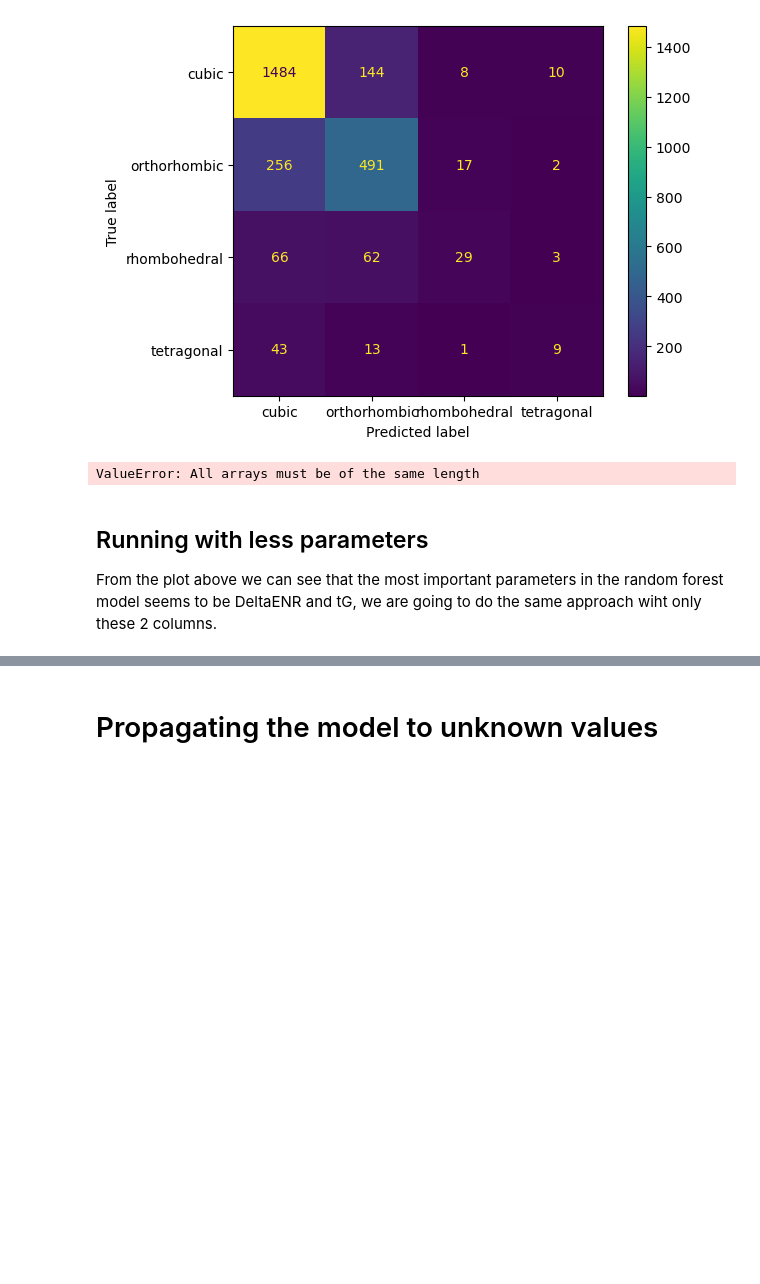
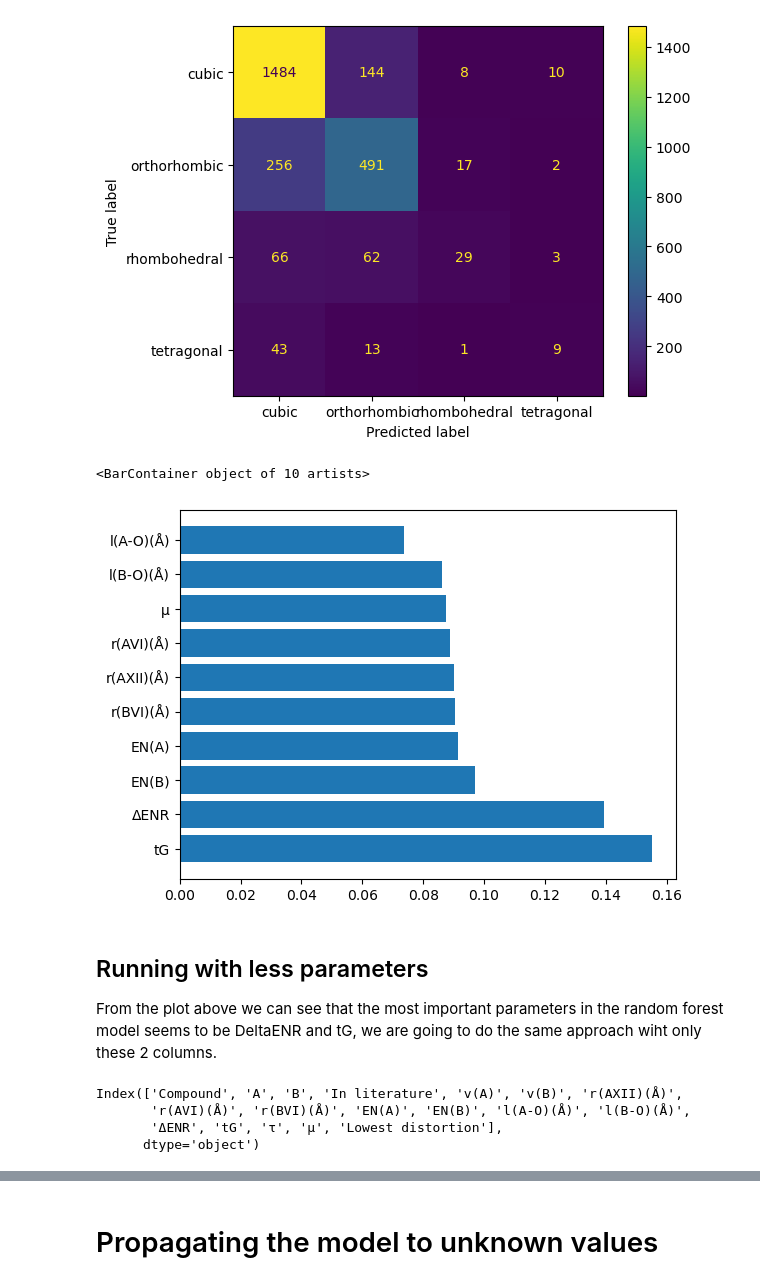
Before and after one commit to Dunckleosteus/Peroskite, a Jupyter notebook: test.ipynb, the cells around one changed output, grey strips where cells are left out. Saved outputs shown, nothing was run; the diff lists cells and outputs as text; code cells hidden in the pictures; blank space fills up the shorter version.

```diff
--- a/test.ipynb
+++ b/test.ipynb
@@ -6,5 +8,11 @@ import matplotlib.pyplot as plt
 # %%
-df = pd.read_csv("Crystal_structure.csv")
+path_to_file = "Crystal_structure.csv"
+if os.path.exists(path_to_file):
+    df = pd.read_csv(path_to_file)
+else:
+    wget.url("https://github.com/Dunckleosteus/Peroskite/blob/main/Crystal_structure.csv")
+    df = pd.read_csv("/content/Crystal_structure.csv")
+
 df.describe()
 # %% [output]
 |  | r(AXII)(Å) | r(AVI)(Å) | r(BVI)(Å) | EN(A) | EN(B) | l(A-O)(Å) | l(B-O)(Å) | ΔENR | tG | μ |
@@ -235,21 +243,27 @@ disp.plot()
 <sklearn.metrics._plot.confusion_matrix.ConfusionMatrixDisplay at 0x...>
 [figure]
 # %%
-feature_importances = best_model.feature_importances_
+feature_importances = best_model_all_params.feature_importances_
 feature_importance_df = pd.DataFrame({
     "Feature":X_train.columns,
     "Importance":feature_importances
 })
 feature_importance_df = feature_importance_df.sort_values(by="Importance", ascending=False)
 fig, ax = plt.subplots()
 ax.barh(feature_importance_df.Feature, feature_importance_df.Importance)
 # %% [output]
-ValueError: All arrays must be of the same length
+<BarContainer object of 10 artists>
+[figure, added]
 # %% [markdown]
 ## Running with less parameters
 From the plot above we can see that the most important parameters in the random forest model seems to be DeltaENR and tG, we are going to do the same approach wiht only these 2 columns.
 # %%
 df_subset.columns
+# %% [output]
+Index(['Compound', 'A', 'B', 'In literature', 'v(A)', 'v(B)', 'r(AXII)(Å)',
+       'r(AVI)(Å)', 'r(BVI)(Å)', 'EN(A)', 'EN(B)', 'l(A-O)(Å)', 'l(B-O)(Å)',
+       'ΔENR', 'tG', 'τ', 'μ', 'Lowest distortion'],
+      dtype='object')
 # %%
 from sklearn.ensemble import RandomForestClassifier
 from sklearn.model_selection import GridSearchCV
```
Also changed, not shown: parts of 3 cells of this notebook, 1 other file.
